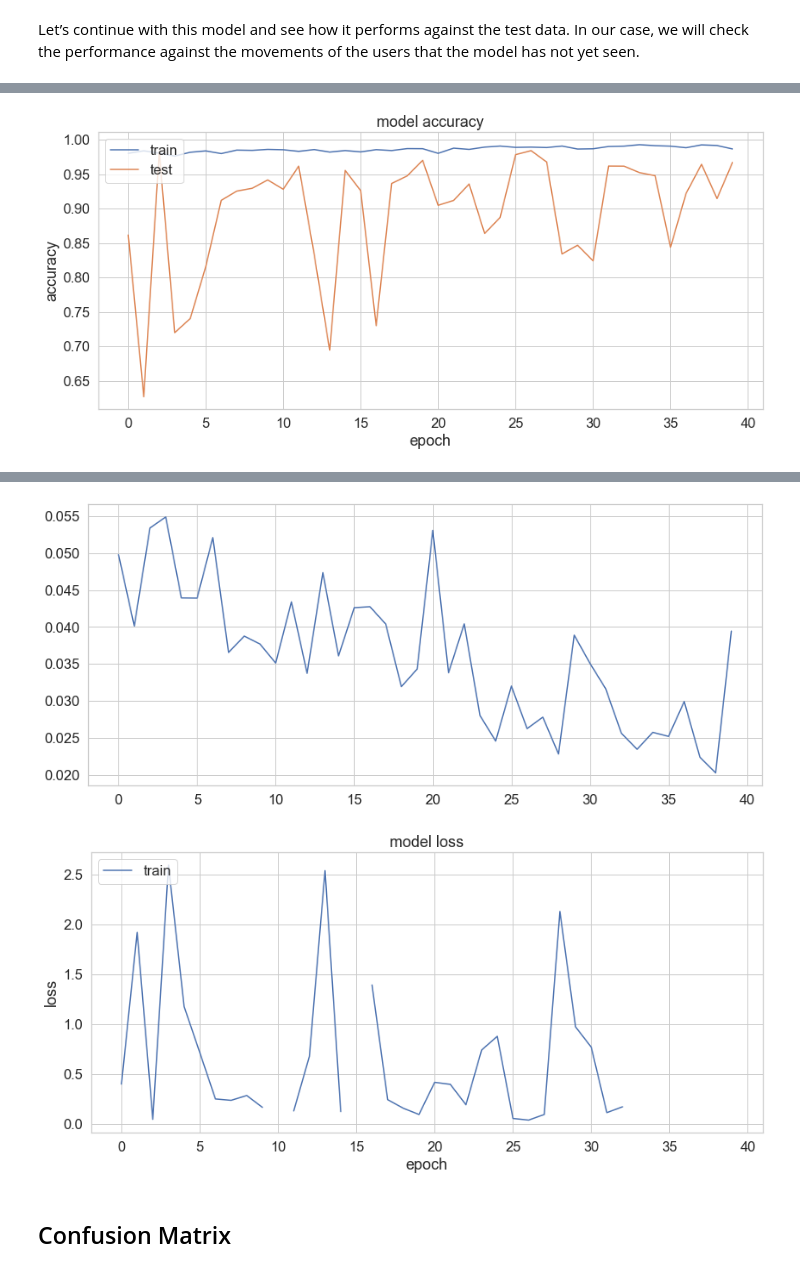
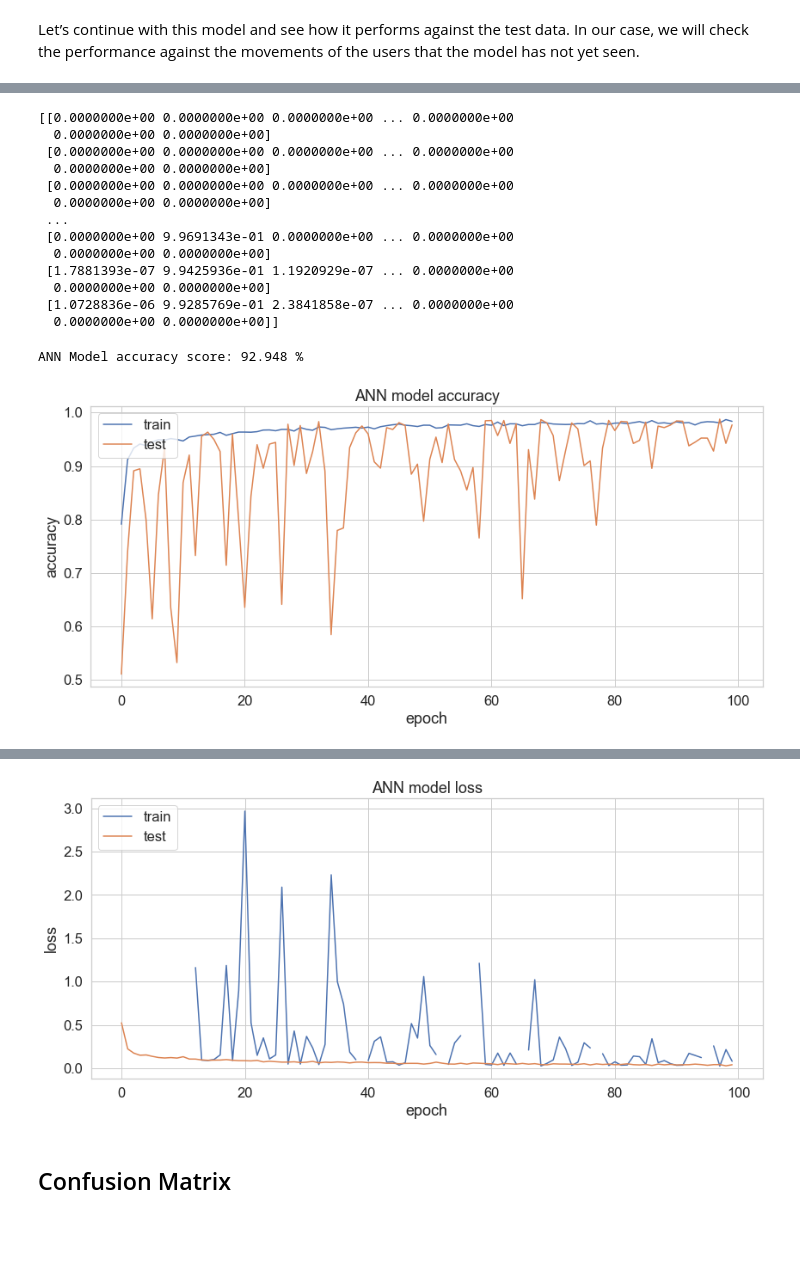
Before and after one commit to gmossy/human-activity-recognition, a Jupyter notebook: human_activity_recognizer.ipynb, the cells around one changed output, grey strips where cells are left out. Drawn from its saved outputs; the diff is of its cells as text; code cells hidden in the pictures; blank space fills up the shorter version.

```diff
--- a/human_activity_recognizer.ipynb
+++ b/human_activity_recognizer.ipynb
@@ -540,6 +626,6 @@ X_train2
 7767 rows × 561 columns
 # %%
 # get X_test and y_test from csv files and drop the "subject and Activity" columns
-X_test2 = X_test2.drop(['subject', 'Activity'], axis=1)
-X_test2
+X_test = X_test.drop(['subject', 'Activity'], axis=1)
+X_test
 # %% [output]
@@ -1735,6 +1733,6 @@ print(scaled_test.shape , y_test2.shape)
 # %%
-aX_train2=X_train2.values #converting training data into array
-aX_train2
+aX_train=X_train.values #converting training data into array
+aX_train
 # %% [output]
 array([[ 0.04357967, -0.00597022, -0.03505434, ..., -0.84155851,
          0.17991281, -0.05171842],
@@ -1774,7 +1772,7 @@ array([[ 0.0309139 , -0.00892689,  0.04038223, ..., -0.7205591 ,
 # reference: https://machinelearningmastery.com/how-to-one-hot-encode-sequence-data-in-python/
 from sklearn.preprocessing import OneHotEncoder
 onehotencoder = OneHotEncoder()
-one_hot_enc_y_train = onehotencoder.fit_transform(y_train2).toarray()
+one_hot_enc_y_train = onehotencoder.fit_transform(y_train).toarray()
 # %%
 one_hot_enc_y_train
 # %% [output]
@@ -1873,16 +1885,22 @@ _________________________________________________________________
 ###  ANN Model Training & Evaluation
 # %%
 # Train the model
-num_epochs = 40
-batch_size = 32
+num_epochs = 100
+batch_size = 16
+
+start = time.time()
 
 # Saving the model that performed the best on the validation set
 checkpoint = ModelCheckpoint(filepath='./data/HAPT Data Set/Model_1.weights.best.hdf5', save_best_only=True, verbose=1)
 
 #Fitting the ANN to the training set and training the model for num_epochs
-history = model.fit(aX_train2, one_hot_enc_y_train,
+history = model.fit(aX_train, one_hot_enc_y_train,
                     epochs=num_epochs,
                     batch_size=batch_size,
                     shuffle=True,
-                    validation_data=(aX_train2, one_hot_enc_y_train),
+                    validation_data=(aX_train, one_hot_enc_y_train),
                     verbose=1)
+end = time.time()
+total_training_time = end - start
+ANN_total_training_time = total_training_time
+print ("Done!\nTraining time (secs): {:.3f}".format(total_training_time))
@@ -1960,0 +1938,18 @@ ValueError: x and y must have same first dimension, but have shapes (39,) and (4
+# %%
+# Testing the model on the Test data
+preditions = model.predict(aX_test)
+print(preditions)
+# %% [output]
+[[0.0000000e+00 0.0000000e+00 0.0000000e+00 ... 0.0000000e+00
+  0.0000000e+00 0.0000000e+00]
+ [0.0000000e+00 0.0000000e+00 0.0000000e+00 ... 0.0000000e+00
+  0.0000000e+00 0.0000000e+00]
+ [0.0000000e+00 0.0000000e+00 0.0000000e+00 ... 0.0000000e+00
+  0.0000000e+00 0.0000000e+00]
+ ...
+ [0.0000000e+00 9.9691343e-01 0.0000000e+00 ... 0.0000000e+00
+  0.0000000e+00 0.0000000e+00]
+ [1.7881393e-07 9.9425936e-01 1.1920929e-07 ... 0.0000000e+00
+  0.0000000e+00 0.0000000e+00]
+ [1.0728836e-06 9.9285769e-01 2.3841858e-07 ... 0.0000000e+00
+  0.0000000e+00 0.0000000e+00]]
@@ -1961,34 +1962,36 @@ ValueError: x and y must have same first dimension, but have shapes (39,) and (4
+# %%
+# get ANN Model accuracy score
+# also investigate using (loss, accuracy) = model.evaluate(X_test, to_categorical(y_test), batch_size=batch_size, verbose=2)
+from sklearn import metrics
+ann_model_1_accuracy_score = metrics.accuracy_score(y_test, ann_model_y_pred)*100
+# print(str(ann_model_1_accuracy_score) + ' %')
+print('ANN Model accuracy score: {:.3f} %'.format(ann_model_1_accuracy_score))
+# %% [output]
+ANN Model accuracy score: 92.948 %
 # %%
 #### Learning Curve - Model Training Accuracy, and Test Accuracy vs. Model Test loss and Test Loss
 # %%
 from pylab import rcParams
 # reference: https://realpython.com/python-matplotlib-guide/
+# Labels = ['Walking','Walking Upstairs','Walking Downstairs','Sitting','Standing','Laying', 'STAND_TO_SIT','SIT_TO_STAND', 'SIT_TO_LIE', 'LIE_TO_SIT', 'STAND_TO_LIE', 'LIE_TO_STAND']
 rcParams['figure.figsize'] = 14, 6
+# Plot the Model Accuracy vs. epochs.
 plt.plot(history.history['accuracy'])
 plt.plot(history.history['val_accuracy'])
-plt.title('model accuracy')
+plt.title('ANN model accuracy')
 plt.ylabel('accuracy')
 plt.xlabel('epoch')
 plt.legend(['train', 'test'], loc='upper left')
 plt.show()
-# summarize history for loss
-plt.plot(history.history['loss'])
 
-# Confusion Matrix
-y_pred_ohe = model.predict(X_test2)
-y_pred_labels = np.argmax(y_pred_ohe, axis=1)
-y_true_labels = np.argmax(y_test2, axis=1)
-confusion_matrix = metrics.confusion_matrix(y_true=y_true_labels, y_pred=y_pred_labels)
-
-Labels = ['Walking','Walking Upstairs','Walking Downstairs','Sitting','Standing','Laying', 'STAND_TO_SIT','SIT_TO_STAND', 'SIT_TO_LIE', 'LIE_TO_SIT', 'STAND_TO_LIE', 'LIE_TO_STAND']
-
+# Plot the Model Loss vs. epochs.
 plt.figure(figsize=(14, 6))
-
 plt.plot(history.history['val_loss'])
-plt.title('model loss')
+plt.plot(history.history['loss'])     # summarize history of loss
+plt.title('ANN model loss')
 plt.ylabel('loss')
 plt.xlabel('epoch')
 plt.legend(['train', 'test'], loc='upper left')
 plt.show()
 # %% [output]
-[figure, old version]
+[figure, new version]
@@ -1996,4 +1998,3 @@ WARNING:tensorflow:Falling back from v2 loop because of error: Failed to find da
-[figure, old version]
+[figure, new version]
-[figure, removed]
 # %% [markdown]
 ## Confusion Matrix
```
Also changed, not shown: parts of 150 cells of this notebook.
